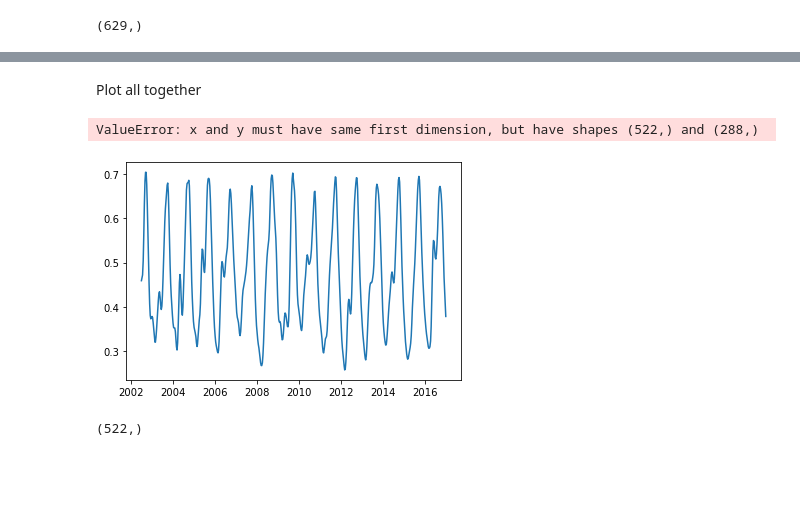
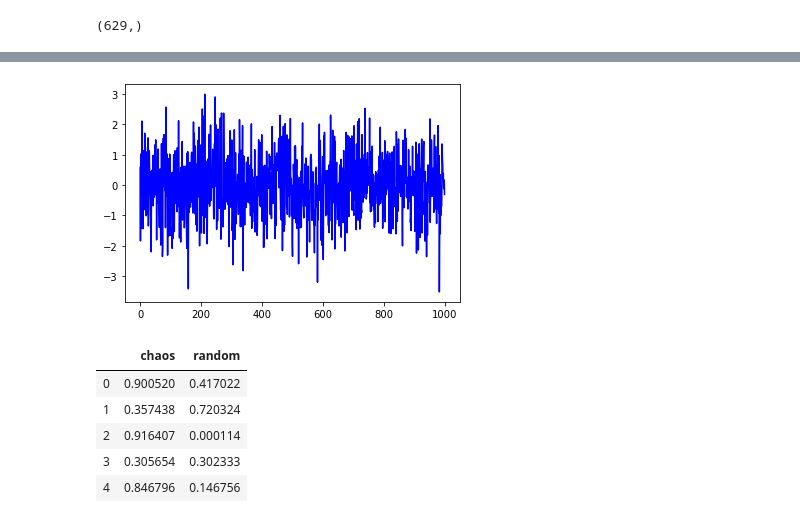
Before and after one commit to ecohydro/DroughtEDM, a Jupyter notebook: Notebooks/EDM/random_walk_sine.ipynb, the cells around one changed output, grey strips where cells are left out. Drawn from its saved outputs; the diff is of its cells as text; code cells hidden in the pictures; blank space fills up the shorter version.

```diff
--- a/Notebooks/EDM/random_walk_sine.ipynb
+++ b/Notebooks/EDM/random_walk_sine.ipynb
@@ -108,2 +75,0 @@ plt.plot(x4, randomData4, 'b')
-# %% [markdown]
-Plot all together
@@ -114,12 +76,32 @@ orom = pd.read_csv(oromia)
-# %%
-fig = plt.figure()
-plt.plot(pd.to_datetime(orom.Time), (orom.NDVI-100)/100)
-plt.plot(pd.to_datetime(orom.Time), rd[0:522])
-plt.plot(pd.to_datetime(orom.Time), sy1[0:522])
-# %% [output]
-ValueError: x and y must have same first dimension, but have shapes (522,) and (288,)
-[figure, removed]
-# %%
-rd[0:522].shape
-# %% [output]
-(522,)
+# %%
+import numpy
+import matplotlib.pyplot as plt
+
+mean = 0
+std = 1
+num_samples = 1000
+samples = numpy.random.normal(mean, std, size=num_samples)
+
+plt.plot(samples, 'b')
+plt.show()
+# %% [output]
+[figure, added]
+# %%
+total_gens = 30000
+gens = 1000
+np.random.seed(1)
+
+chaos_pops = simulate(num_gens=total_gens, rate_min=3.99, num_rates=1)
+chaos_pops = chaos_pops.iloc[total_gens-gens:].reset_index().drop(labels='index', axis=1)
+
+random_pops = pd.DataFrame(np.random.random(gens), columns=['value'])
+time_series = pd.concat([chaos_pops, random_pops], axis=1)
+time_series.columns = ['chaos', 'random']
+time_series.head()
+# %% [output]
+|  | chaos | random |
+| 0 | 0.900520 | 0.417022 |
+| 1 | 0.357438 | 0.720324 |
+| 2 | 0.916407 | 0.000114 |
+| 3 | 0.305654 | 0.302333 |
+| 4 | 0.846796 | 0.146756 |
```
Also changed, not shown: parts of 14 cells of this notebook, 7 other files.
